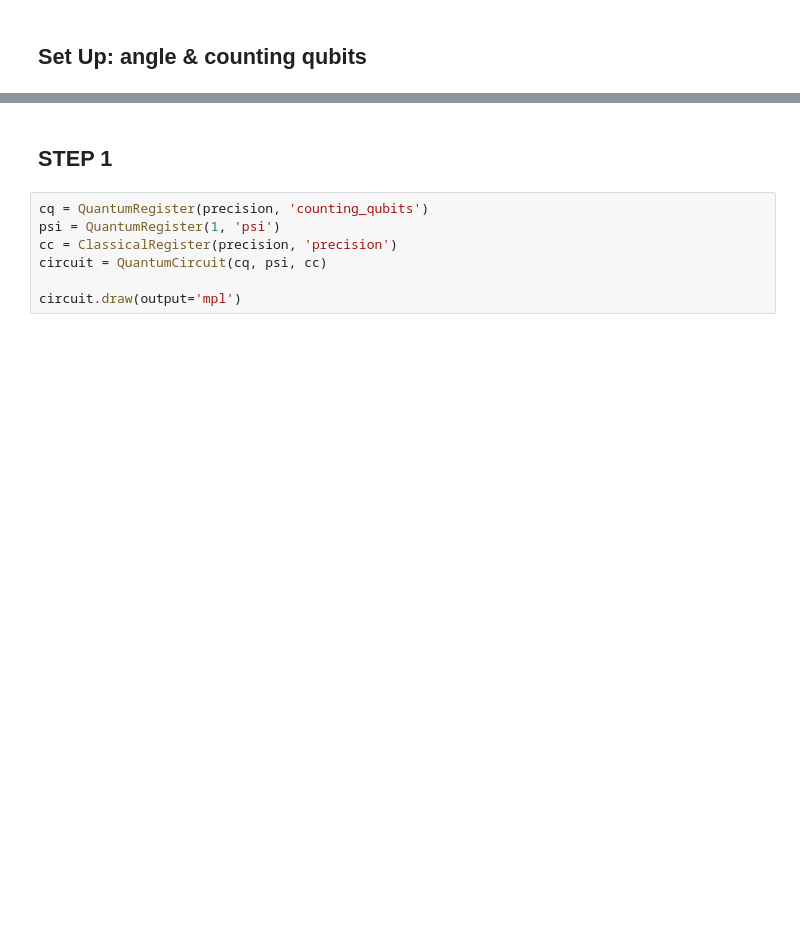
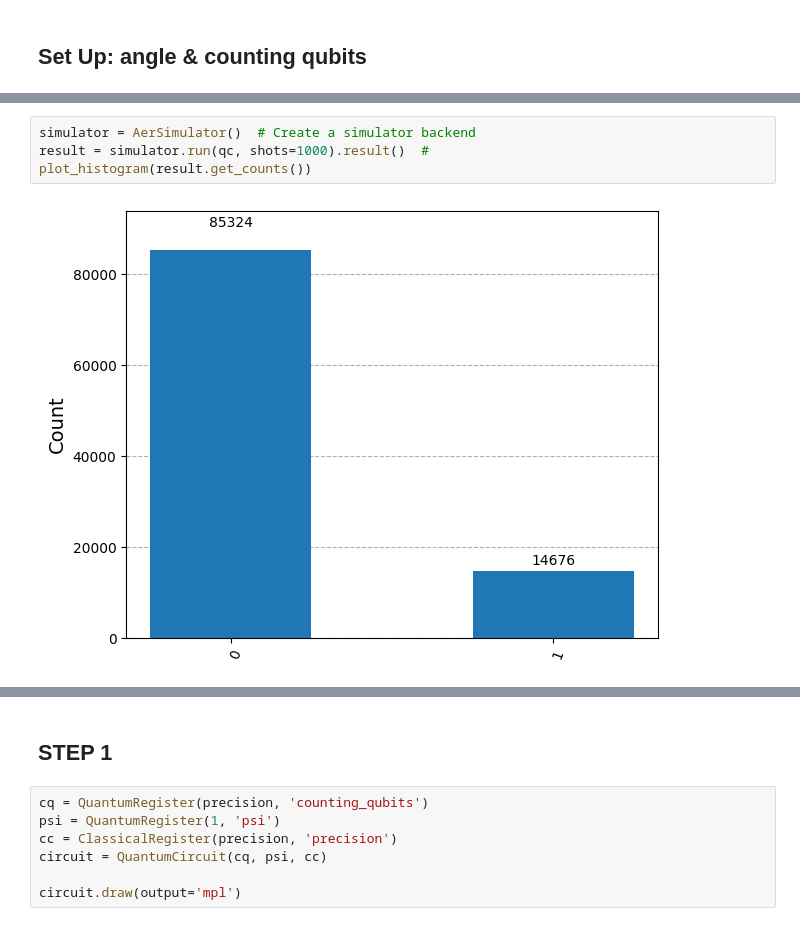
Before and after one commit to Brotherhood94/quantum_lessons, a Jupyter notebook: Quantum Fourier Transform (QFT) and Quantum Phase Estimation (QPE).ipynb, the cells around one changed output, grey strips where cells are left out. Drawn from its saved outputs; the diff is of its cells as text; blank space fills up the shorter version.

```diff
--- a/Quantum Fourier Transform (QFT) and Quantum Phase Estimation (QPE).ipynb
+++ b/Quantum Fourier Transform (QFT) and Quantum Phase Estimation (QPE).ipynb
@@ -427,0 +470,6 @@ precision = 3 #precision (a.k.a counting qubits)
+# %%
+simulator = AerSimulator()  # Create a simulator backend
+result = simulator.run(qc, shots=1000).result()  #
+plot_histogram(result.get_counts())
+# %% [output]
+[figure, added]
```
Also changed, not shown: parts of 20 cells of this notebook.
